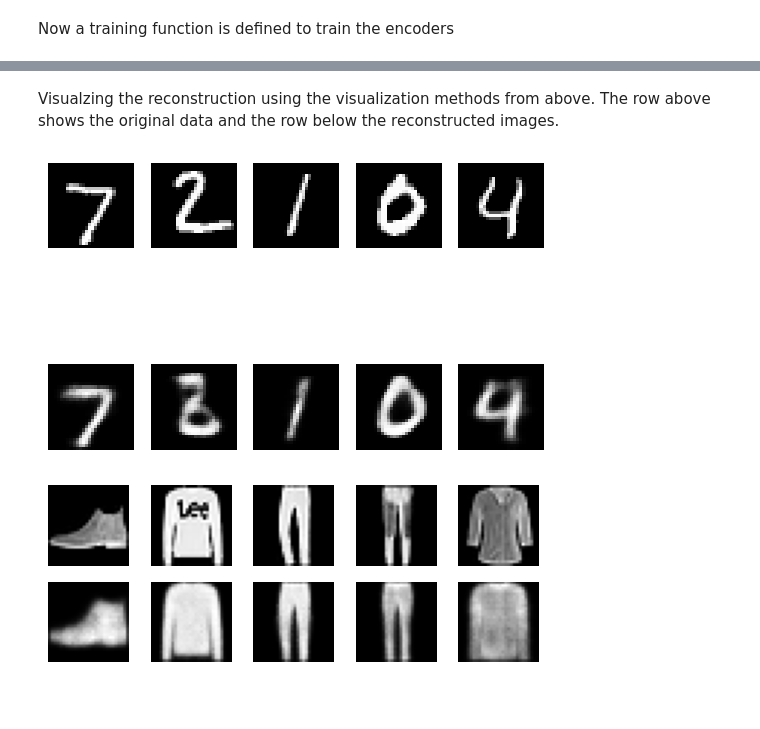
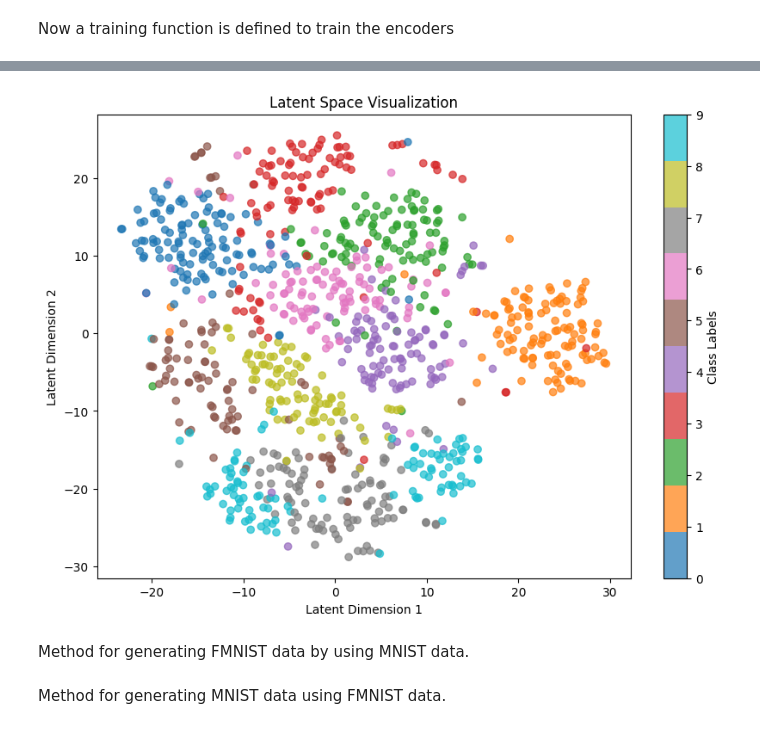
Before and after one commit to Marcos-Sanson/UC3M-ML, a Jupyter notebook: LAB01.ipynb, the cells around one changed output, grey strips where cells are left out. Saved outputs shown, nothing was run; the diff lists cells and outputs as text; code cells hidden in the pictures; blank space fills up the shorter version.

```diff
--- a/LAB01.ipynb
+++ b/LAB01.ipynb
@@ -285 +503,7 @@ Method for visualizing the reconstruction of the decoder.
+# %%
+visualize_latent_space(multi_view_vae, paired_loader, num_samples=1000, use_tsne=True, device=device)
+# %% [output]
+[figure, added]
+# %% [markdown]
+Method for generating FMNIST data by using MNIST data.
 # %%
@@ -305 +547,3 @@ def visualize_reconstruction_mnist(model, mnist_loader, fashion_loader):
+# %% [markdown]
+Method for generating MNIST data using FMNIST data.
 # %%
@@ -324,10 +586,0 @@ def visualize_reconstruction_fmnist(model, mnist_loader, fashion_loader):
-# %% [markdown]
-Visualzing the reconstruction using the visualization methods from above. The row above shows the original data and the row below the reconstructed images.
-# %%
-visualize_reconstruction_mnist(multi_view_vae,mnist_test_loader,fashion_test_loader)
-# %% [output]
-[figure, removed]
-# %%
-visualize_reconstruction_fmnist(multi_view_vae,mnist_test_loader,fashion_test_loader)
-# %% [output]
-[figure, removed]
```
Also changed, not shown: parts of 24 cells of this notebook.
